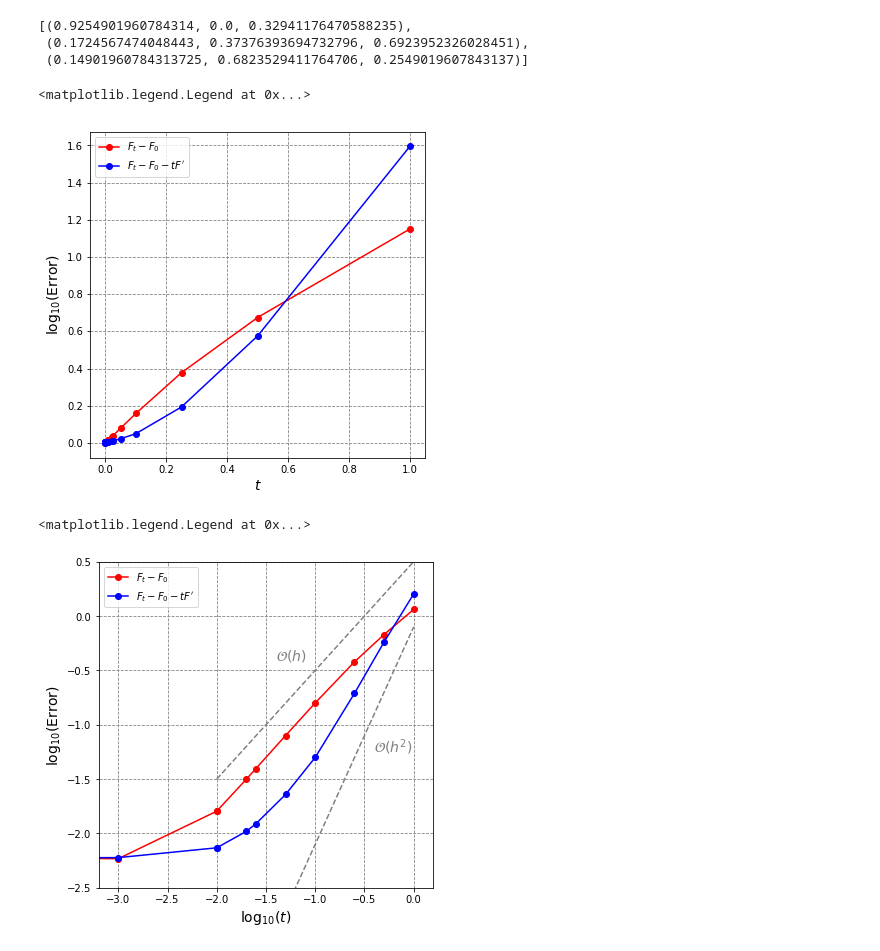
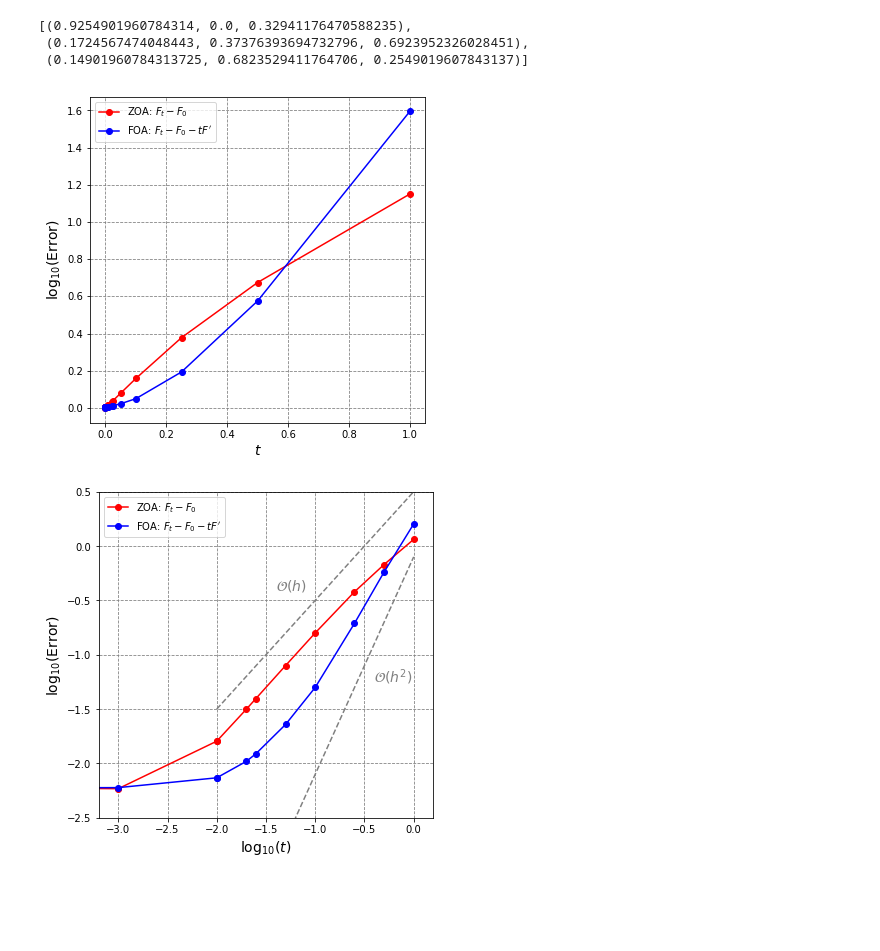
Before and after one commit to pescap/bempp-uq, a Jupyter notebook: examples/foa/plots.ipynb, the cells around one changed output. Saved outputs shown, nothing was run; the diff lists cells and outputs as text; code cells hidden in the pictures; blank space fills up the shorter version.

```diff
--- a/examples/foa/plots.ipynb
+++ b/examples/foa/plots.ipynb
@@ -152,22 +152,21 @@ res_FOA = np.array(res_list_FOA)
 t_list = np.array(t_list)
 # %%
 fig  = plt.figure(figsize=(6,6))
-plt.plot(t_list, res, marker='o', label = r'$F_t- F_0$ ', color = 'red')
-plt.plot(t_list, res_FOA,marker='o', label = r"$F_t- F_0 - t F'$", color = 'blue')
+plt.plot(t_list, res, marker='o', label = r'ZOA: $F_t- F_0$ ', color = 'red')
+plt.plot(t_list, res_FOA,marker='o', label = r"FOA: $F_t- F_0 - t F'$", color = 'blue')
 plt.grid(color='gray', linestyle='dashed', which='both')
 plt.xlabel(r'$t$', fontsize=14)
 plt.ylabel(r'$\log_{10}($Error$)$', fontsize=14)
 
 #plt.title(r'Far-field error on a $z=0$ unit circle', fontsize=16)
+plt.legend()
 plt.savefig('plots/FOA.pdf')
-plt.legend()
 # %% [output]
-<matplotlib.legend.Legend at 0x...>
-[figure, old version]
+[figure, new version]
 # %%
 fig  = plt.figure(figsize=(6,6))
-plt.plot(np.log10(t_list[3:]), np.log10(res[3:]) , marker='o', label = r'$F_t- F_0$ ', color = 'red')
-plt.plot(np.log10(t_list[3:]), np.log10(res_FOA[3:]),marker='o', label = r"$F_t- F_0 - t F'$", color = 'blue')
+plt.plot(np.log10(t_list[3:]), np.log10(res[3:]) , marker='o', label = r'ZOA: $F_t- F_0$ ', color = 'red')
+plt.plot(np.log10(t_list[3:]), np.log10(res_FOA[3:]),marker='o', label = r"FOA: $F_t- F_0 - t F'$", color = 'blue')
 
 plt.plot(np.log10(t_list[5:]),.5+ np.log10(t_list[5:]), linestyle='--', color='gray')
 plt.plot(np.log10(t_list[7:]), -.1 + np.log10(t_list[7:]) * 2, linestyle='--', color='gray')
@@ -183,8 +182,7 @@ plt.text(-0.4, -1.25,r'$\mathcal{O}(h^2)$', fontsize=14, color='gray')
 #plt.title(r'Far-field error on a $z=0$ unit circle', fontsize=16)
 plt.xlim(-3.2,0.2)
 plt.ylim(-2.5, 0.5)
+plt.legend()
 plt.savefig('plots/FOAlog.pdf')
-plt.legend()
 # %% [output]
-<matplotlib.legend.Legend at 0x...>
-[figure, old version]
+[figure, new version]
```
Also changed, not shown: 2 other files.
